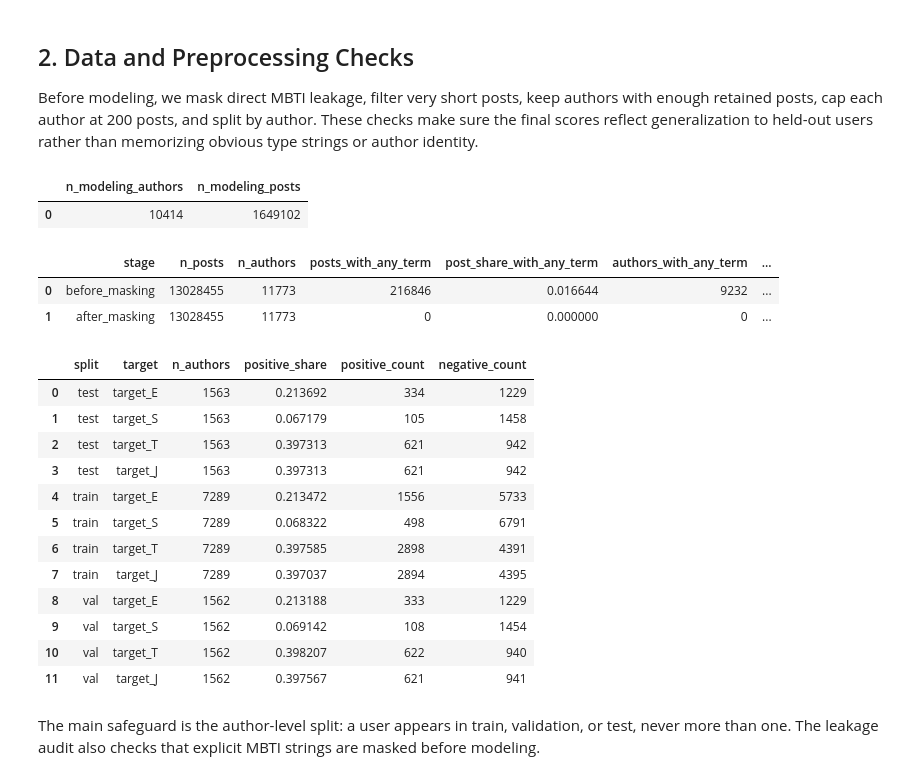
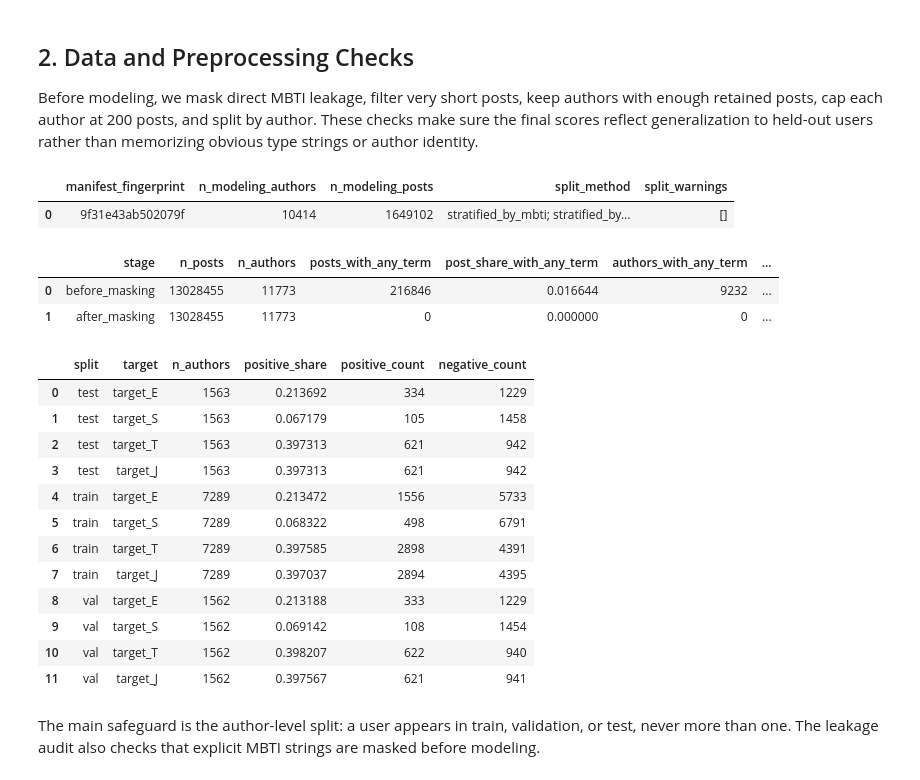
Before and after one commit to zih428/ac209b-emotion-mbti-final-project, a Jupyter notebook: milestones/ms4_final_modeling_deliverables/code/cs1090b_ms4_main_group66.ipynb, the cells around one changed output. Cells and saved outputs as stored; diff of their text form; code cells hidden in the pictures.

```diff
--- a/milestones/ms4_final_modeling_deliverables/code/cs1090b_ms4_main_group66.ipynb
+++ b/milestones/ms4_final_modeling_deliverables/code/cs1090b_ms4_main_group66.ipynb
@@ -72,33 +70,16 @@ This structure keeps the central comparison aligned with the scientific question
 
 Before modeling, we mask direct MBTI leakage, filter very short posts, keep authors with enough retained posts, cap each author at 200 posts, and split by author. These checks make sure the final scores reflect generalization to held-out users rather than memorizing obvious type strings or author identity.
 # %%
-pre_dir = ARTIFACT_DIR / "preprocessed" / "full"
-summary_path = pre_dir / "summary.json"
-leakage_path = pre_dir / "mbti_leakage_audit.csv"
-split_balance_path = pre_dir / "split_balance.csv"
+preprocess_summary = pd.read_csv(REPORT_RESULTS_DIR / "preprocessing_summary.csv")
+leakage_audit = pd.read_csv(REPORT_RESULTS_DIR / "preprocessing_mbti_leakage_audit.csv")
+split_balance = pd.read_csv(REPORT_RESULTS_DIR / "preprocessing_split_balance.csv")
 
-preprocess_summary = json.loads(summary_path.read_text()) if summary_path.exists() else {}
-summary_keep = [
-    "n_modeling_authors",
-    "n_modeling_posts",
-    "train_authors",
-    "val_authors",
-    "test_authors",
-    "max_posts_per_author",
-]
-summary_table = pd.DataFrame([
-    {key: preprocess_summary.get(key) for key in summary_keep if key in preprocess_summary}
-])
-display(summary_table)
-
-if leakage_path.exists():
-    display(pd.read_csv(leakage_path))
-if split_balance_path.exists():
-    split_balance = pd.read_csv(split_balance_path)
-    display(split_balance)
+display(preprocess_summary)
+display(leakage_audit)
+display(split_balance)
 # %% [output]
-|  | n_modeling_authors | n_modeling_posts |
-| 0 | 10414 | 1649102 |
+|  | manifest_fingerprint | n_modeling_authors | n_modeling_posts | split_method | split_warnings |
+| 0 | 9f31e43ab502079f | 10414 | 1649102 | stratified_by_mbti; stratified_by... | [] |
 |  | stage | n_posts | n_authors | posts_with_any_term | post_share_with_any_term | authors_with_any_term | ... |
 | 0 | before_masking | 13028455 | 11773 | 216846 | 0.016644 | 9232 | ... |
 | 1 | after_masking | 13028455 | 11773 | 0 | 0.000000 | 0 | ... |
```
Also changed, not shown: parts of 4 cells of this notebook, 14 other files.
